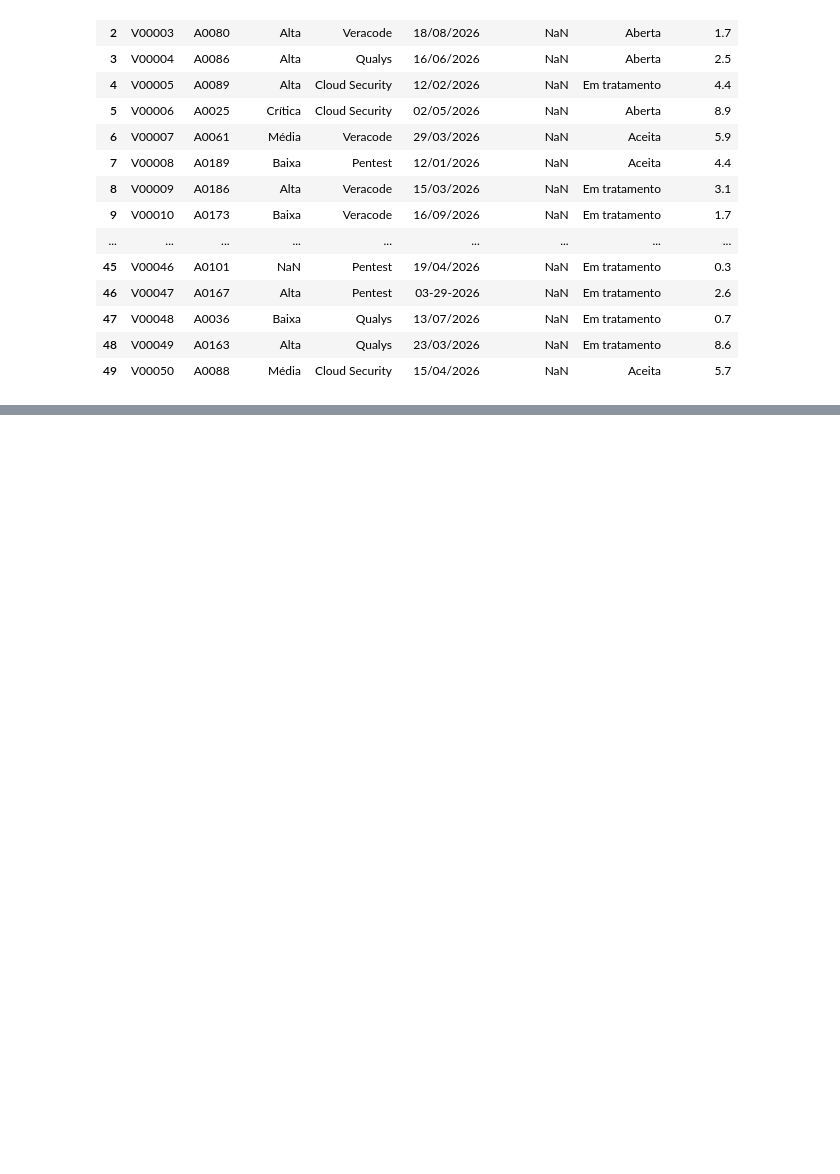
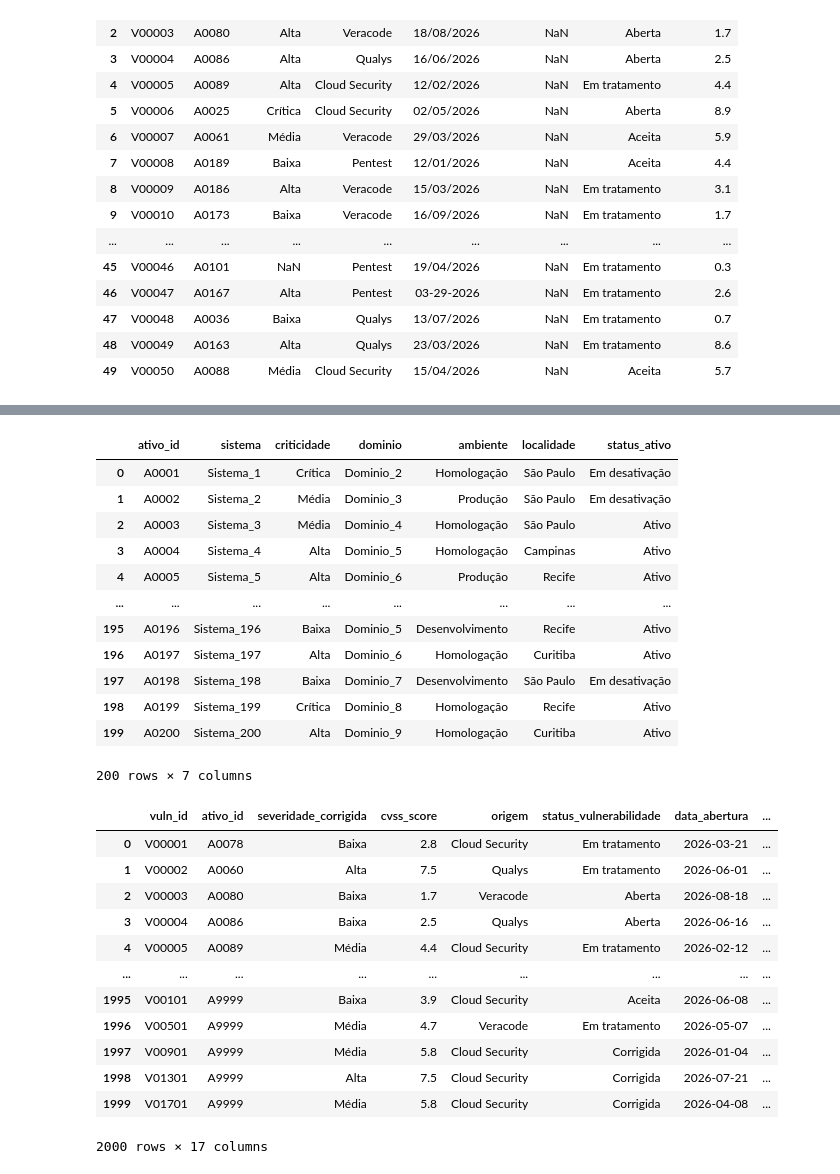
Before and after one commit to Moutt/CyberSecurity-Analytics, a Jupyter notebook: notebooks/exploracao_para_limpeza.ipynb, the cells around one changed output, grey strips where cells are left out. Cells and saved outputs as stored; diff of their text form; code cells hidden in the pictures; blank space fills up the shorter version.

```diff
--- a/notebooks/exploracao_para_limpeza.ipynb
+++ b/notebooks/exploracao_para_limpeza.ipynb
@@ -121,0 +323,33 @@ None
+# %%
+df_ativos_limpo = pd.read_csv(r'..\data\processed\ativos_limpo.csv', sep=';')
+df_vulnerabilidades_limpo = pd.read_csv(r'..\data\processed\vulnerabilidades_limpo.csv', sep=';')
+
+display(df_ativos_limpo)
+display(df_vulnerabilidades_limpo)
+# %% [output]
+|  | ativo_id | sistema | criticidade | dominio | ambiente | localidade | status_ativo |
+| 0 | A0001 | Sistema_1 | Crítica | Dominio_2 | Homologação | São Paulo | Em desativação |
+| 1 | A0002 | Sistema_2 | Média | Dominio_3 | Produção | São Paulo | Em desativação |
+| 2 | A0003 | Sistema_3 | Média | Dominio_4 | Homologação | São Paulo | Ativo |
+| 3 | A0004 | Sistema_4 | Alta | Dominio_5 | Homologação | Campinas | Ativo |
+| 4 | A0005 | Sistema_5 | Alta | Dominio_6 | Produção | Recife | Ativo |
+| ... | ... | ... | ... | ... | ... | ... | ... |
+| 195 | A0196 | Sistema_196 | Baixa | Dominio_5 | Desenvolvimento | Recife | Ativo |
+| 196 | A0197 | Sistema_197 | Alta | Dominio_6 | Homologação | Curitiba | Ativo |
+| 197 | A0198 | Sistema_198 | Baixa | Dominio_7 | Desenvolvimento | São Paulo | Em desativação |
+| 198 | A0199 | Sistema_199 | Crítica | Dominio_8 | Homologação | Recife | Ativo |
+| 199 | A0200 | Sistema_200 | Alta | Dominio_9 | Homologação | Curitiba | Ativo |
+200 rows × 7 columns
+|  | vuln_id | ativo_id | severidade_corrigida | cvss_score | origem | status_vulnerabilidade | data_abertura | ... |
+| 0 | V00001 | A0078 | Baixa | 2.8 | Cloud Security | Em tratamento | 2026-03-21 | ... |
+| 1 | V00002 | A0060 | Alta | 7.5 | Qualys | Em tratamento | 2026-06-01 | ... |
+| 2 | V00003 | A0080 | Baixa | 1.7 | Veracode | Aberta | 2026-08-18 | ... |
+| 3 | V00004 | A0086 | Baixa | 2.5 | Qualys | Aberta | 2026-06-16 | ... |
+| 4 | V00005 | A0089 | Média | 4.4 | Cloud Security | Em tratamento | 2026-02-12 | ... |
+| ... | ... | ... | ... | ... | ... | ... | ... | ... |
+| 1995 | V00101 | A9999 | Baixa | 3.9 | Cloud Security | Aceita | 2026-06-08 | ... |
+| 1996 | V00501 | A9999 | Média | 4.7 | Veracode | Em tratamento | 2026-05-07 | ... |
+| 1997 | V00901 | A9999 | Média | 5.8 | Cloud Security | Corrigida | 2026-01-04 | ... |
+| 1998 | V01301 | A9999 | Alta | 7.5 | Cloud Security | Corrigida | 2026-07-21 | ... |
+| 1999 | V01701 | A9999 | Média | 5.8 | Cloud Security | Corrigida | 2026-04-08 | ... |
+2000 rows × 17 columns
```
Also changed, not shown: parts of 28 cells of this notebook, 2 other files.
